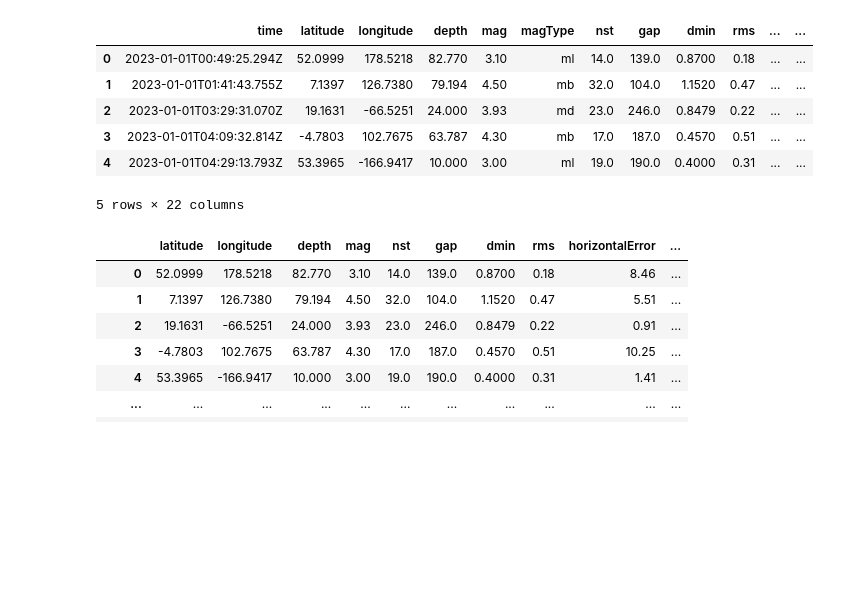
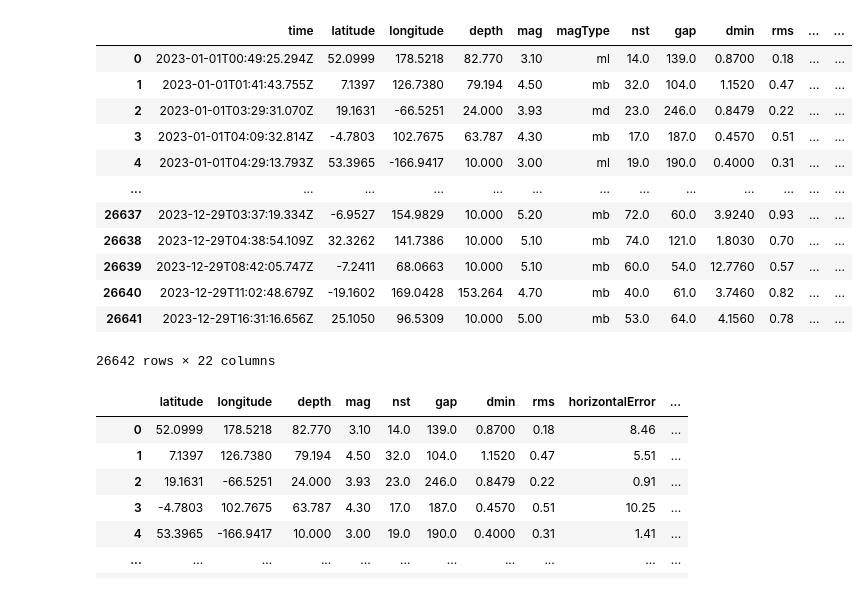
Before and after one commit to waiee/Earthquake_Prediction, a Jupyter notebook: preprocess.ipynb, the cells around one changed output. Cells and saved outputs as stored; diff of their text form; code cells hidden in the pictures; blank space fills up the shorter version.

```diff
--- a/preprocess.ipynb
+++ b/preprocess.ipynb
@@ -18,15 +18,21 @@ import warnings
 warnings.filterwarnings("ignore")
 # %%
 df = pd.read_csv("earthquakes_2023_global.csv")
-df.head(5)
+df
 # %% [output]
 |  | time | latitude | longitude | depth | mag | magType | nst | gap | dmin | rms | ... | ... |
 | 0 | 2023-01-01T00:49:25.294Z | 52.0999 | 178.5218 | 82.770 | 3.10 | ml | 14.0 | 139.0 | 0.8700 | 0.18 | ... | ... |
 | 1 | 2023-01-01T01:41:43.755Z | 7.1397 | 126.7380 | 79.194 | 4.50 | mb | 32.0 | 104.0 | 1.1520 | 0.47 | ... | ... |
 | 2 | 2023-01-01T03:29:31.070Z | 19.1631 | -66.5251 | 24.000 | 3.93 | md | 23.0 | 246.0 | 0.8479 | 0.22 | ... | ... |
 | 3 | 2023-01-01T04:09:32.814Z | -4.7803 | 102.7675 | 63.787 | 4.30 | mb | 17.0 | 187.0 | 0.4570 | 0.51 | ... | ... |
 | 4 | 2023-01-01T04:29:13.793Z | 53.3965 | -166.9417 | 10.000 | 3.00 | ml | 19.0 | 190.0 | 0.4000 | 0.31 | ... | ... |
+| ... | ... | ... | ... | ... | ... | ... | ... | ... | ... | ... | ... | ... |
+| 26637 | 2023-12-29T03:37:19.334Z | -6.9527 | 154.9829 | 10.000 | 5.20 | mb | 72.0 | 60.0 | 3.9240 | 0.93 | ... | ... |
+| 26638 | 2023-12-29T04:38:54.109Z | 32.3262 | 141.7386 | 10.000 | 5.10 | mb | 74.0 | 121.0 | 1.8030 | 0.70 | ... | ... |
+| 26639 | 2023-12-29T08:42:05.747Z | -7.2411 | 68.0663 | 10.000 | 5.10 | mb | 60.0 | 54.0 | 12.7760 | 0.57 | ... | ... |
+| 26640 | 2023-12-29T11:02:48.679Z | -19.1602 | 169.0428 | 153.264 | 4.70 | mb | 40.0 | 61.0 | 3.7460 | 0.82 | ... | ... |
+| 26641 | 2023-12-29T16:31:16.656Z | 25.1050 | 96.5309 | 10.000 | 5.00 | mb | 53.0 | 64.0 | 4.1560 | 0.78 | ... | ... |
-5 rows × 22 columns
+26642 rows × 22 columns
 # %%
 #get numerical columns
 num_col = df.select_dtypes(include='float64')
```
